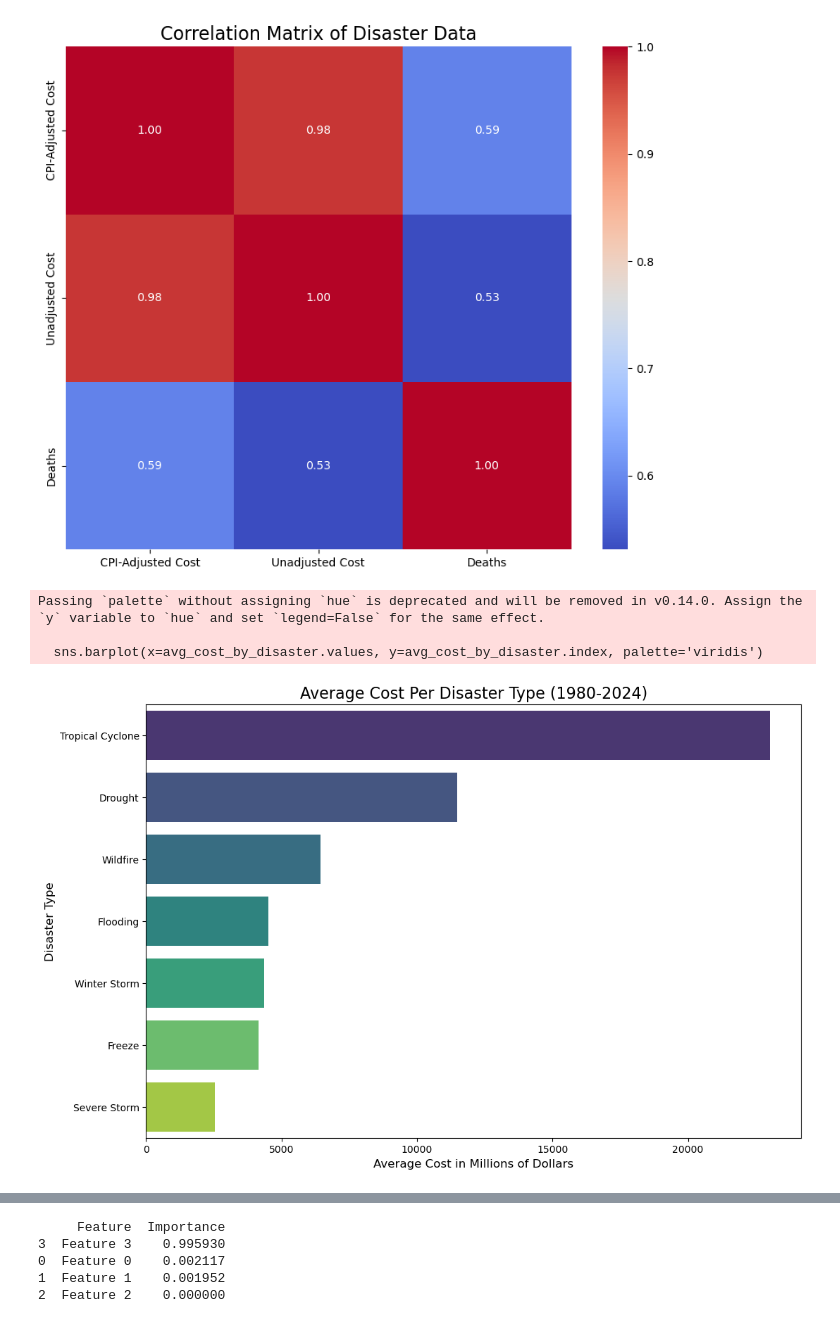
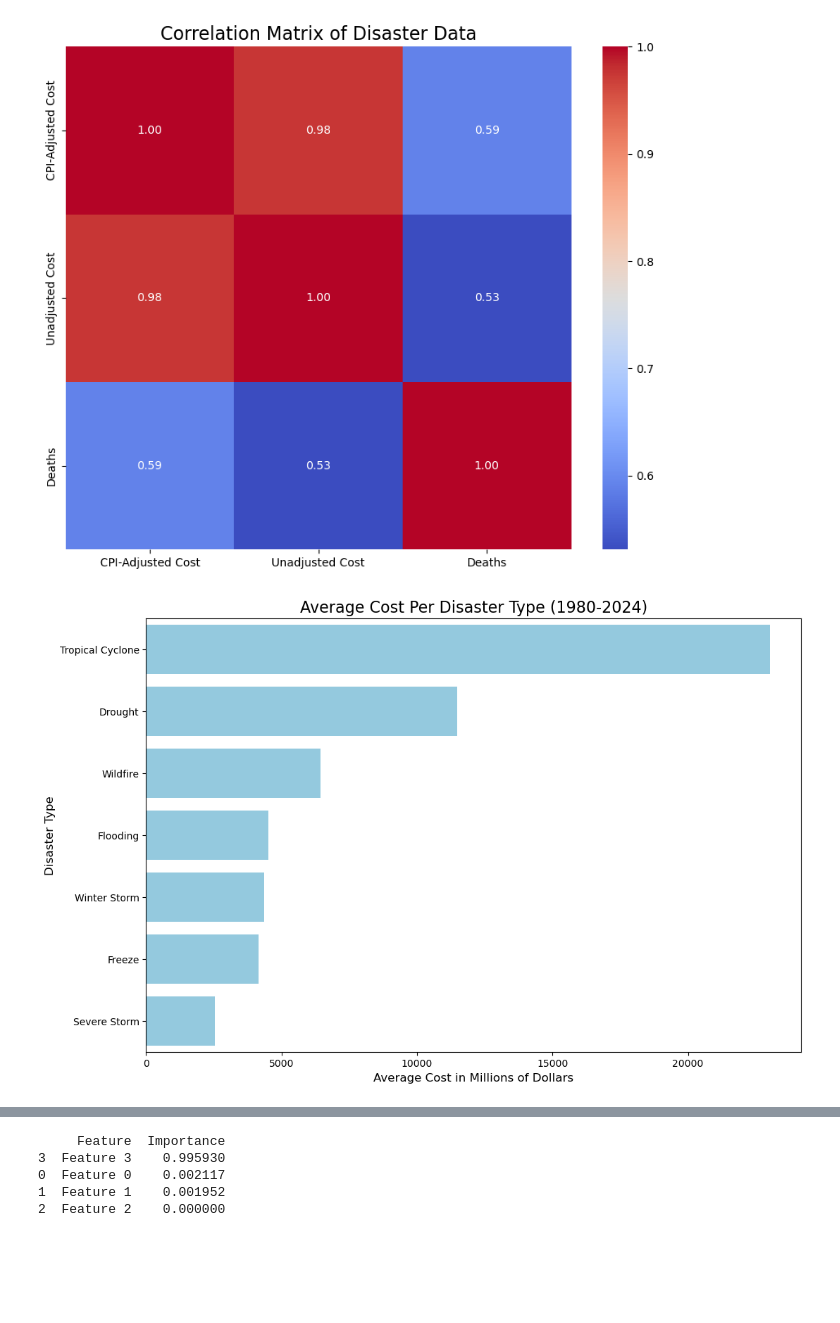
Before and after one commit to rudra90031/the-economic-impact-of-natural-disasters-on-local-economies, a Jupyter notebook: eco_impact.ipynb, the cells around one changed output, grey strips where cells are left out. Cells and saved outputs as stored; diff of their text form; code cells hidden in the pictures; blank space fills up the shorter version.

```diff
--- a/eco_impact.ipynb
+++ b/eco_impact.ipynb
@@ -142,22 +150,18 @@ plt.show()
 # %% [output]
 [figure]
 # %%
-# Create a new cell and run this code
 # Group data by disaster type and find the mean (average) cost
 avg_cost_by_disaster = df_disaster.groupby('Disaster')['CPI-Adjusted Cost'].mean().sort_values(ascending=False)
 
-# Now, create a bar chart of the average costs
+# Bar chart of the average costs
 plt.figure(figsize=(12, 8))
-sns.barplot(x=avg_cost_by_disaster.values, y=avg_cost_by_disaster.index, palette='viridis')
+sns.barplot(x=avg_cost_by_disaster.values, y=avg_cost_by_disaster.index, color="skyblue")
 plt.title('Average Cost Per Disaster Type (1980-2024)', fontsize=16)
 plt.xlabel('Average Cost in Millions of Dollars', fontsize=12)
 plt.ylabel('Disaster Type', fontsize=12)
 plt.show()
 # %% [output]
-Passing `palette` without assigning `hue` is deprecated and will be removed in v0.14.0. Assign the `y` variable to `hue` and set `legend=False` for the same effect.
-
-  sns.barplot(x=avg_cost_by_disaster.values, y=avg_cost_by_disaster.index, palette='viridis')
-[figure, old version]
+[figure, new version]
 # %%
 df_disaster['State'] = 'United States'
 df_merged = pd.merge(df_disaster, df_agri, on=['Year', 'State'])
```
Also changed, not shown: parts of 2 cells of this notebook.
